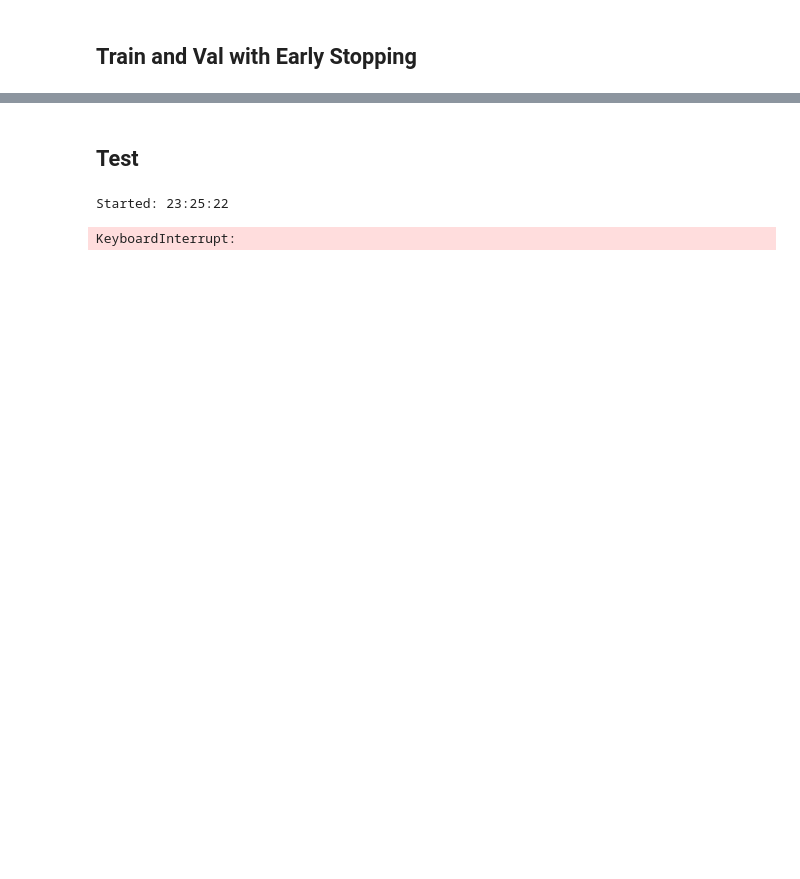
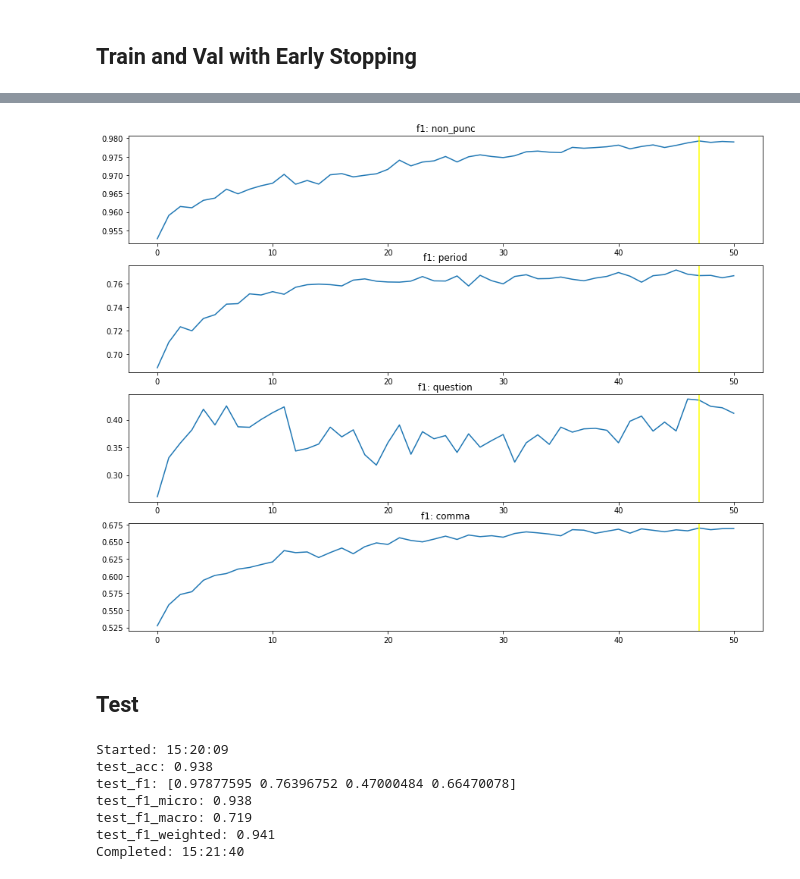
Before and after one commit to shunsukefuruyama/punctuation, a Jupyter notebook: punctuation.ipynb, the cells around one changed output, grey strips where cells are left out. Drawn from its saved outputs; the diff is of its cells as text; code cells hidden in the pictures; blank space fills up the shorter version.

```diff
--- a/punctuation.ipynb
+++ b/punctuation.ipynb
@@ -495,21 +479,51 @@ ax4.set_title('f1: comma');
+# %%
+label_0 = [x[0] for x in val_f1]
+label_1 = [x[1] for x in val_f1]
+label_2 = [x[2] for x in val_f1]
+label_3 = [x[3] for x in val_f1]
+
+fig = plt.figure(figsize=(15, 12))
+ax1 = fig.add_subplot(411)
+ax2 = fig.add_subplot(412)
+ax3 = fig.add_subplot(413)
+ax4 = fig.add_subplot(414)
+
+ax1.plot(range(len(label_0)), label_0)
+ax2.plot(range(len(label_1)), label_1)
+ax3.plot(range(len(label_2)), label_2)
+ax4.plot(range(len(label_3)), label_3)
+
+ax1.axvline(47, color="yellow")
+ax2.axvline(47, color="yellow")
+ax3.axvline(47, color="yellow")
+ax4.axvline(47, color="yellow")
+
+ax1.set_title('f1: non_punc')
+ax2.set_title('f1: period')
+ax3.set_title('f1: question')
+ax4.set_title('f1: comma');
+# %% [output]
+[figure, added]
 # %% [markdown]
 ## Test
 # %%
+folder = "./val_results_05040256"
+
 now = datetime.now()
 current_time = now.strftime("%H:%M:%S")
 print(f'Started: {current_time}')
 
-model = torch.load('distilbert_result.pt')
+model = torch.load(folder + '/distilbert_result.pt')
 model.eval()
 
 with torch.no_grad(): # is this necessary?
 
-    ids_no_punc_outer_adjusted_test, attention_mask_outer_adjusted_test, punc_mask_outer_adjusted_test, _ = data_prep(test_set)
+    ids_no_punc_outer_adjusted_test, attention_mask_outer_adjusted_test, punc_mask_outer_adjusted_test, punc_mask_outer_test, tokenizer_test = data_prep(test_set)
 
     device = torch.device('cuda:0' if torch.cuda.is_available() else 'cpu')
 
     batch_size = 3
-    epochs = 100
+    epochs = 19
 
     dataset_test = TensorDataset(ids_no_punc_outer_adjusted_test, attention_mask_outer_adjusted_test, punc_mask_outer_adjusted_test)
     dataloader_test = DataLoader(dataset_test, sampler=RandomSampler(dataset_test), batch_size=batch_size)
@@ -538,8 +552,8 @@ with torch.no_grad(): # is this necessary?
                     if test_preds[i] == test_labels[i]:
                         test_nume += 1
 
-                        test_preds_cat.append(test_preds[i])
-                        test_labels_cat.append(test_labels[i])
+                    test_preds_cat.append(test_preds[i])
+                    test_labels_cat.append(test_labels[i])
 
                     test_deno += 1
 
@@ -547,10 +561,10 @@ with torch.no_grad(): # is this necessary?
     test_labels_cat = np.array(test_labels_cat)
 
     test_acc = test_nume/test_deno
-    test_f1 = f1_score(test_labels, test_preds, average=None)
-    test_f1_micro = f1_score(test_labels, test_preds, average='micro')
-    test_f1_macro = f1_score(test_labels, test_preds, average='macro')
-    test_f1_weighted = f1_score(test_labels, test_preds, average='weighted')
+    test_f1 = f1_score(test_labels_cat, test_preds_cat, average=None)
+    test_f1_micro = f1_score(test_labels_cat, test_preds_cat, average='micro')
+    test_f1_macro = f1_score(test_labels_cat, test_preds_cat, average='macro')
+    test_f1_weighted = f1_score(test_labels_cat, test_preds_cat, average='weighted')
 
     print(f'test_acc: {test_acc:.3f}', flush=True)
     print(f'test_f1: {test_f1}', flush=True)
@@ -562,5 +576,10 @@ now = datetime.now()
 current_time = now.strftime("%H:%M:%S")
 print(f'Completed: {current_time}', flush=True)
 # %% [output]
-Started: 23:25:22
+Started: 15:20:09
+test_acc: 0.938
+test_f1: [0.97877595 0.76396752 0.47000484 0.66470078]
+test_f1_micro: 0.938
+test_f1_macro: 0.719
+test_f1_weighted: 0.941
+Completed: 15:21:40
-KeyboardInterrupt:
```
Also changed, not shown: parts of 12 cells of this notebook.
